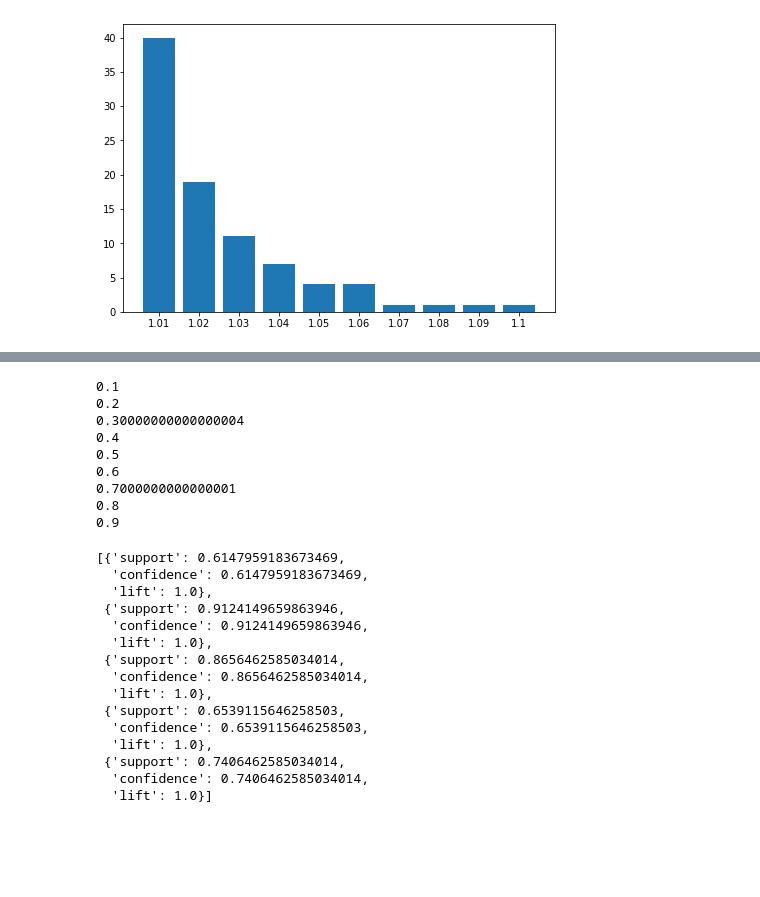
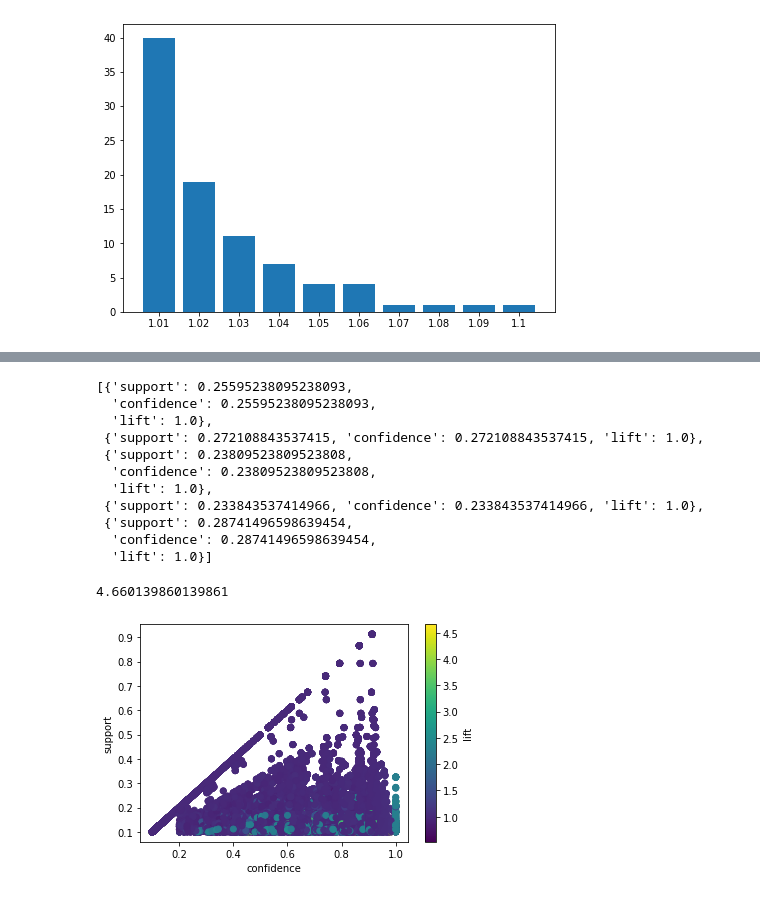
Before and after one commit to samucucchi/DataMining-1, a Jupyter notebook: AssociationRules-attrition.ipynb, the cells around one changed output, grey strips where cells are left out. Saved outputs shown, nothing was run; the diff lists cells and outputs as text; code cells hidden in the pictures; blank space fills up the shorter version.

```diff
--- a/AssociationRules-attrition.ipynb
+++ b/AssociationRules-attrition.ipynb
@@ -186,5 +187,0 @@ KeyboardInterrupt:
-# %%
-itemsets = apriori(array.values.tolist(), min_support=0.3, min_confidence=0.9, min_lift=0, min_length=2)
-ar = list(itemsets)
-for i in ar:
-    print(i)
@@ -274,7 +244,7 @@ array
 # %%
 results = []
 for support in np.arange(0.1, 1, 0.1):
-    for confidence in np.arange(0.6, 1.2, 0.1):
+    for confidence in np.arange(0.1, 1, 0.1):
         itemsets = apriori(array.values.tolist(), min_support=support, min_confidence=confidence)
         for e in itemsets:
             results.append({
@@ -282,31 +252,31 @@ for support in np.arange(0.1, 1, 0.1):
                 'confidence': e[2][0][2],
                 'lift': e[2][0][3]
             })
-    print(support)
 
 results[0:5]
 # %% [output]
-0.1
-0.2
-0.30000000000000004
-0.4
-0.5
-0.6
-0.7000000000000001
-0.8
-0.9
+[{'support': 0.25595238095238093,
+  'confidence': 0.25595238095238093,
+  'lift': 1.0},
+ {'support': 0.272108843537415, 'confidence': 0.272108843537415, 'lift': 1.0},
+ {'support': 0.23809523809523808,
+  'confidence': 0.23809523809523808,
+  'lift': 1.0},
+ {'support': 0.233843537414966, 'confidence': 0.233843537414966, 'lift': 1.0},
+ {'support': 0.28741496598639454,
+  'confidence': 0.28741496598639454,
+  'lift': 1.0}]
-[{'support': 0.6147959183673469,
-  'confidence': 0.6147959183673469,
-  'lift': 1.0},
- {'support': 0.9124149659863946,
-  'confidence': 0.9124149659863946,
-  'lift': 1.0},
- {'support': 0.8656462585034014,
-  'confidence': 0.8656462585034014,
-  'lift': 1.0},
- {'support': 0.6539115646258503,
-  'confidence': 0.6539115646258503,
-  'lift': 1.0},
- {'support': 0.7406462585034014,
-  'confidence': 0.7406462585034014,
-  'lift': 1.0}]
+# %%
+to_plot = pd.DataFrame(results)
+# %%
+to_plot.lift.max()
+# %% [output]
+4.660139860139861
+# %%
+plt.scatter(to_plot['confidence'], to_plot['support'], c=to_plot['lift'], cmap='viridis')
+plt.xlabel("confidence")
+plt.ylabel("support")
+plt.colorbar(label="lift")
+plt.show()
+# %% [output]
+[figure, added]
```
Also changed, not shown: parts of 16 cells of this notebook, 1 other file.
